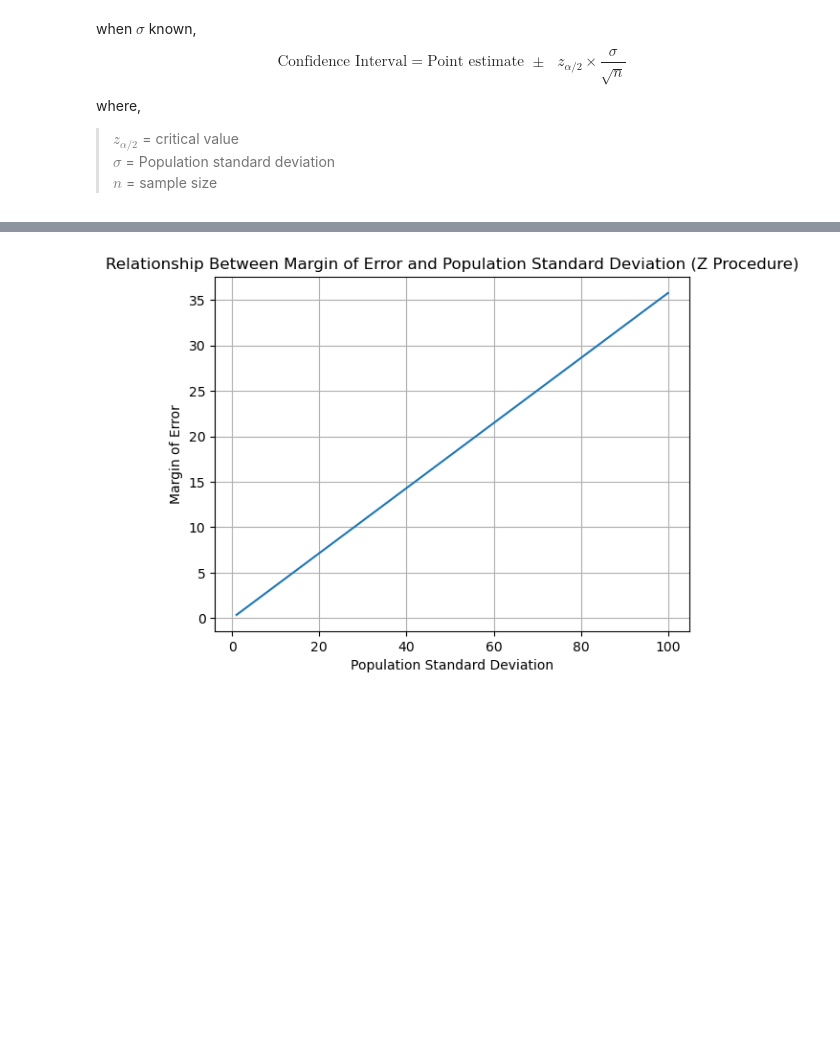
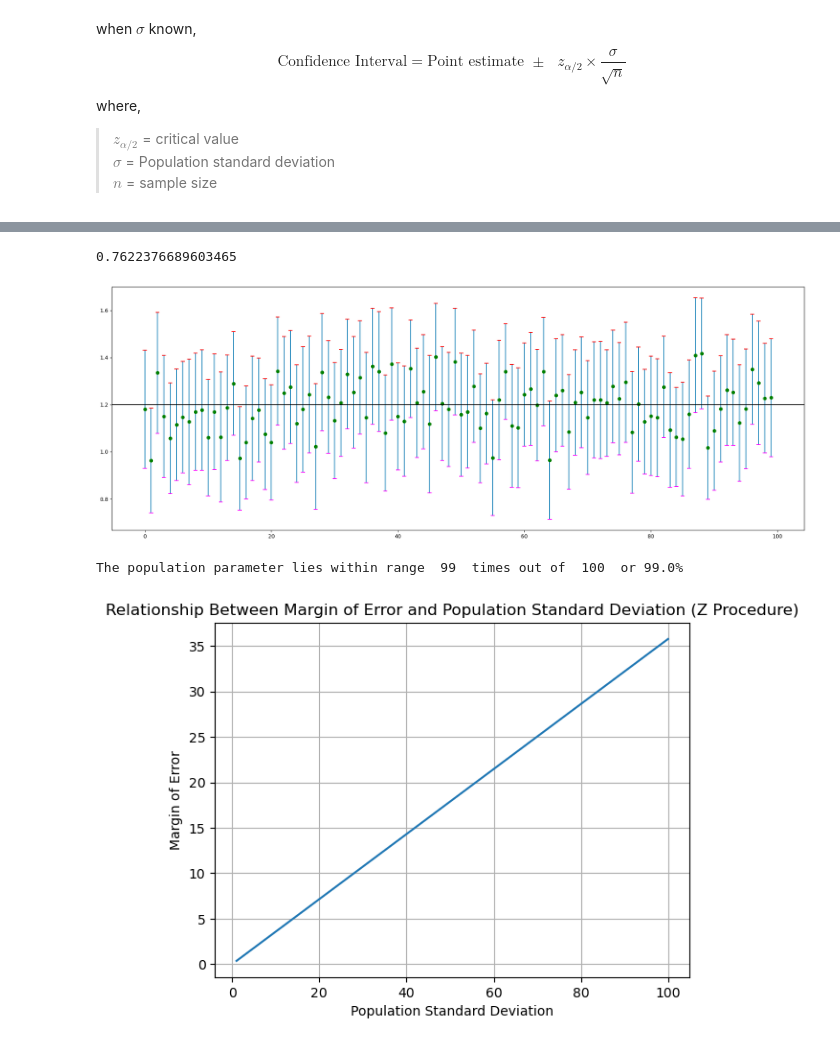
Before and after one commit to PrimEGameR123/ML, a Jupyter notebook: Normal_distribution.ipynb, the cells around one changed output, grey strips where cells are left out. Saved outputs shown, nothing was run; the diff lists cells and outputs as text; code cells hidden in the pictures; blank space fills up the shorter version.

```diff
--- a/Normal_distribution.ipynb
+++ b/Normal_distribution.ipynb
@@ -557,3 +558,48 @@ The population parameter lies within range  49  times out of  50  or 98.0%
+# %%
+petal_width.std()
+# %% [output]
+0.7622376689603465
+# %%
+# using t statistic
+iris = data('iris')
+petal_width = iris['Petal.Width']
+df = pd.Series(petal_width)
+num_samples2 = 100
+alist3 = []; std2 = [];
+for i in range(num_samples2):
+    temp = df.sample(40)
+    alist3.append(temp.tolist())
+    std2.append(temp.std())
+      # taking mean of 40 samples from population
+
+plt.figure(figsize=(19,7))
+for i, (j,k) in enumerate(zip(alist3, std2)):
+    confidence_plot(i, j, std = k, z = st.t.ppf(0.975, 39)) # using standard deviation of sample
+plt.axhline(y = df.mean(), color='black');
+plt.tight_layout(); plt.show();
+
+lower_limits2 = []
+upper_limits2 = []
+means_list2 = []
+for i, j in enumerate(alist3):
+    values = np.array(j);
+    means = np.mean(values)
+    means_list2.append(means)
+    std = 0.7622
+    moe = 1.96 * std / np.sqrt(values.size)
+    lower_limits2.append(means-moe)
+    upper_limits2.append(means+moe)
+
+limit_check2 = []
+for i in range(len(means_list2)):
+    if (df.mean() >= lower_limits2[i])  & (df.mean() <= upper_limits2[i]):
+        limit_check2.append(1)
+
+print("The population parameter lies within range ", pd.Series(np.array(limit_check2)).shape[0], " times out of ", num_samples2,
+       f" or {pd.Series(np.array(limit_check2)).shape[0]/num_samples2*100}%")
+# %% [output]
+[figure, added]
+The population parameter lies within range  99  times out of  100  or 99.0%
 # %%
 import numpy as np
 import scipy.stats as stats
```
Also changed, not shown: parts of 2 cells of this notebook.
